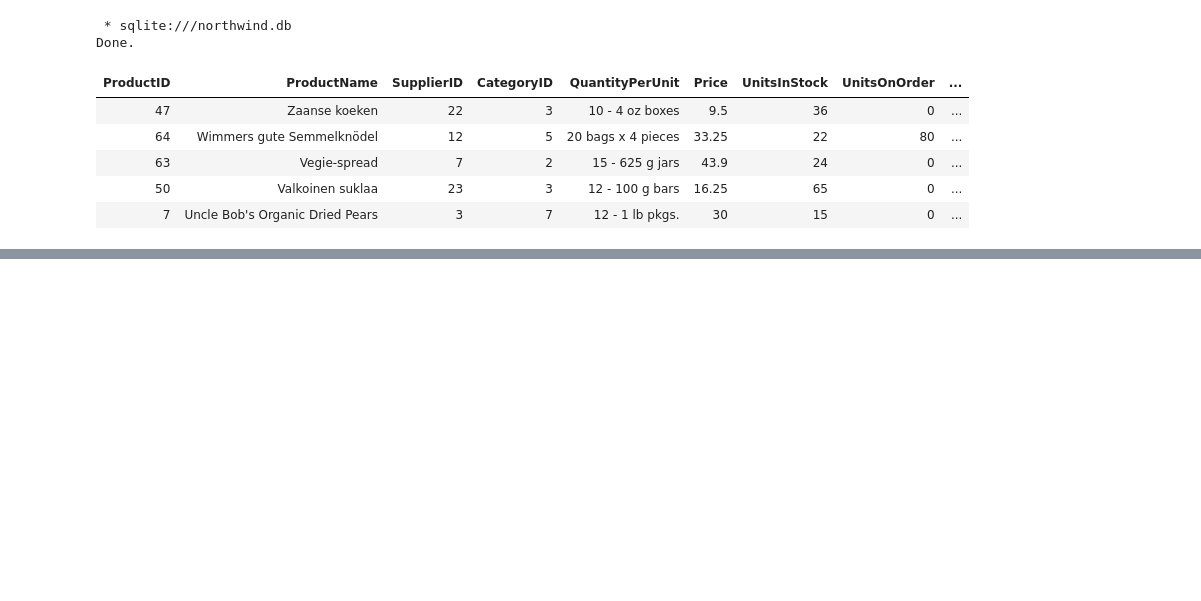
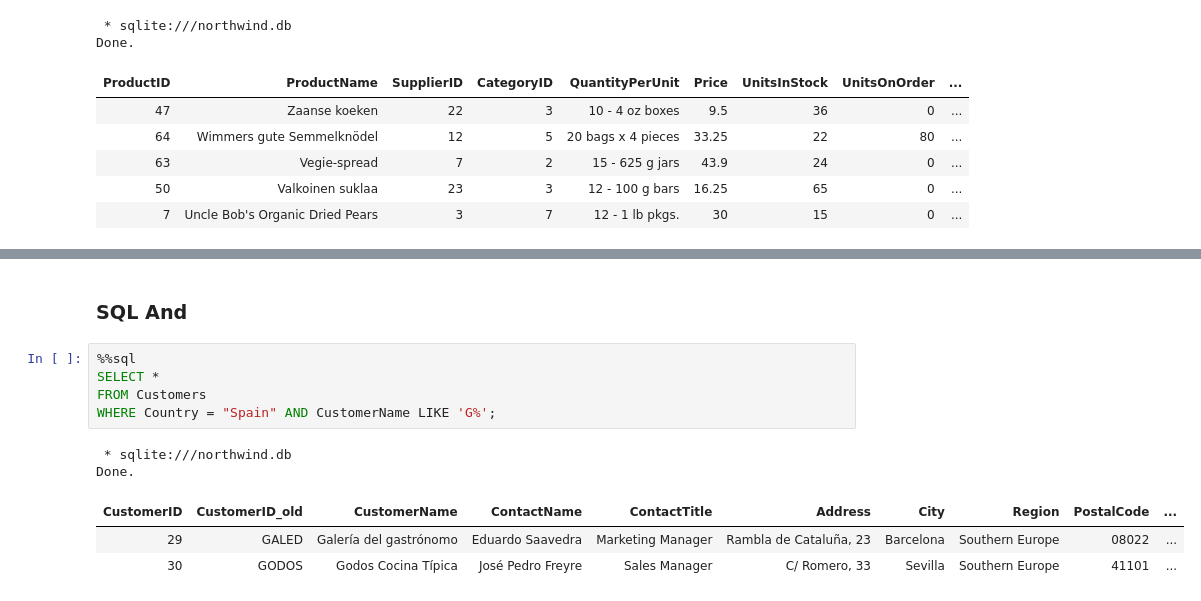
Before and after one commit to MAK8405/SQLHub, a Jupyter notebook: SQL.ipynb, the cells around one changed output, grey strips where cells are left out. Cells and saved outputs as stored; diff of their text form; blank space fills up the shorter version.

```diff
--- a/SQL.ipynb
+++ b/SQL.ipynb
@@ -228,3 +228,16 @@ Done.
 | 64 | RANCH | Rancho grande | Sergio Gutiérrez | Sales Representative | Av. del Libertador 900 | Buenos Aires | South America | 1010 | ... |
 | 54 | OCEAN | Océano Atlántico Ltda. | Yvonne Moncada | Sales Agent | Ing. Gustavo Moncada 8585 Piso 20-A | Buenos Aires | South America | 1010 | ... |
 | 12 | CACTU | Cactus Comidas para llevar | Patricio Simpson | Sales Agent | Cerrito 333 | Buenos Aires | South America | 1010 | ... |
+# %% [markdown]
+### SQL And
+# %%
+%%sql
+SELECT *
+FROM Customers
+WHERE Country = "Spain" AND CustomerName LIKE 'G%';
+# %% [output]
+ * sqlite:///northwind.db
+Done.
+| CustomerID | CustomerID_old | CustomerName | ContactName | ContactTitle | Address | City | Region | PostalCode | ... |
+| 29 | GALED | Galería del gastrónomo | Eduardo Saavedra | Marketing Manager | Rambla de Cataluña, 23 | Barcelona | Southern Europe | 08022 | ... |
+| 30 | GODOS | Godos Cocina Típica | José Pedro Freyre | Sales Manager | C/ Romero, 33 | Sevilla | Southern Europe | 41101 | ... |
```
Also changed, not shown: parts of 3 cells of this notebook.
